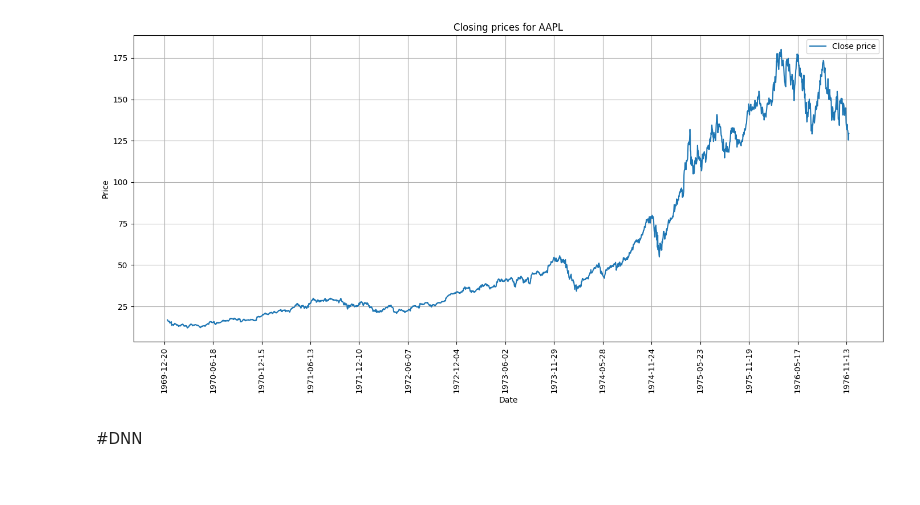
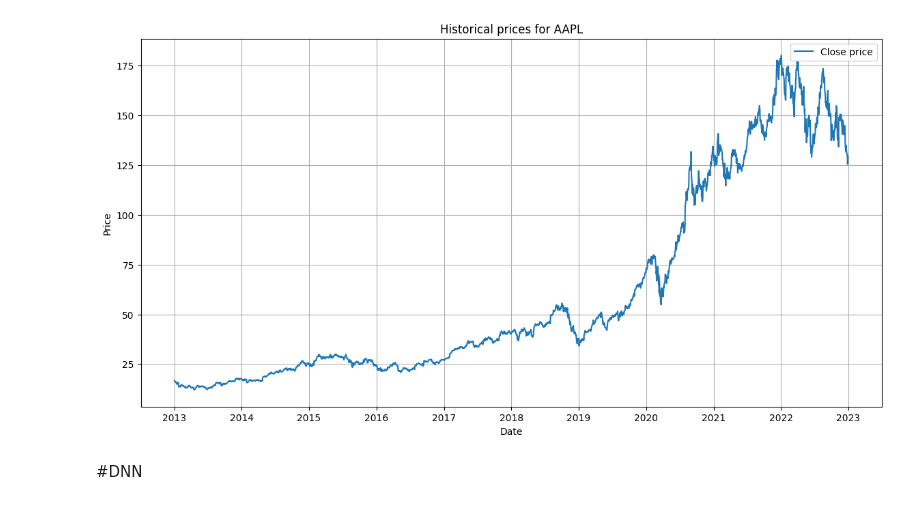
Before and after one commit to PacktPublishing/TensorFlow-Developer-Certificate-Guide, a Jupyter notebook: Chapter 13/Apple_Stock_forecasting.ipynb, the cells around one changed output. Cells and saved outputs as stored; diff of their text form; code cells hidden in the pictures.

```diff
--- a/Chapter 13/Apple_Stock_forecasting.ipynb
+++ b/Chapter 13/Apple_Stock_forecasting.ipynb
@@ -28,8 +27,3 @@ def plot_predictions(forecast_val, y_val, title="Baseline model plot"):
 tickerSymbol = 'AAPL'
 df = yf.Ticker(tickerSymbol)
 df = df.history(period='1d', start='2013-01-01', end='2023-01-01')
-df.index = pd.to_datetime(df.index)
-# Change the datetime format
-df.index = df.index.strftime('%Y-%m-%d')
-df=df[['Close']]
-df.head()
@@ -44,24 +30,14 @@ df.head()
 # %%
-# Plot the data
 plt.figure(figsize=(14,7))
 plt.plot(df.index, df['Close'], label='Close price')
-plt.title('Closing prices for AAPL')
+plt.title('Historical prices for AAPL')
 plt.xlabel('Date')
 plt.ylabel('Price')
-
-# Set x-ticks at 180-day intervals
-locator = mdates.DayLocator(interval=180)
-plt.gca().xaxis.set_major_locator(locator)
-plt.gca().xaxis.set_major_formatter(mdates.DateFormatter('%Y-%m-%d'))
-# Rotate x labels to 90 degrees
-plt.xticks(rotation=90)
-
 plt.grid(True)
 plt.legend()
-plt.tight_layout()
 plt.show()
 # %% [output]
-[figure, old version]
+[figure, new version]
 # %%
 data = df['Close'].values
 
```
Also changed, not shown: parts of 9 cells of this notebook.
